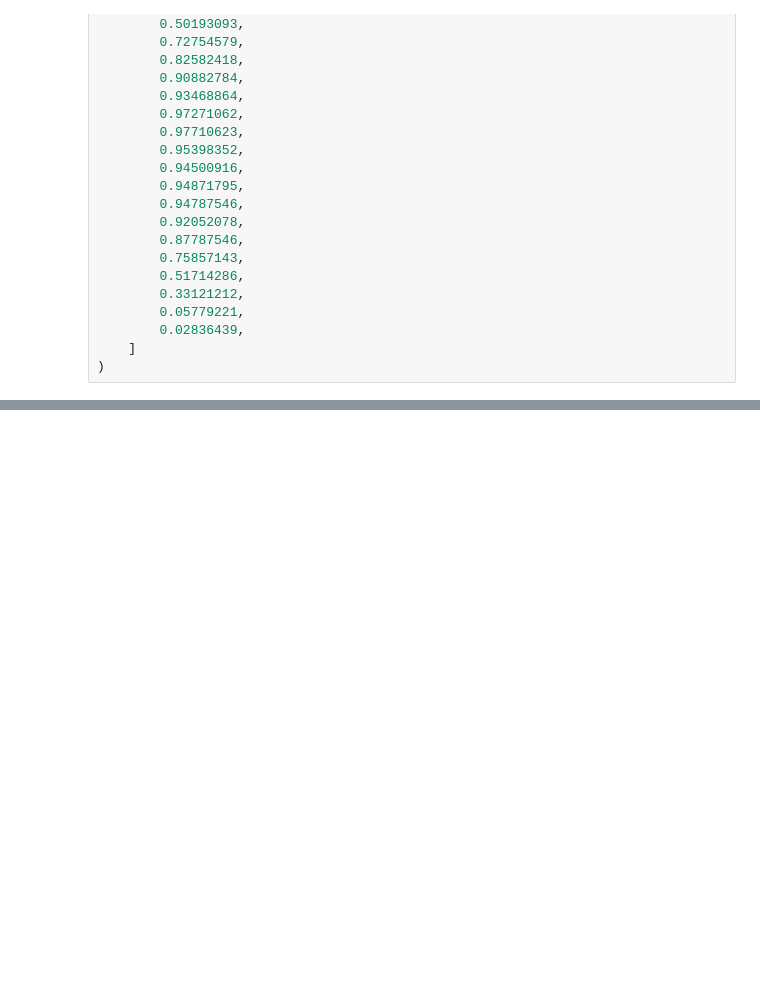
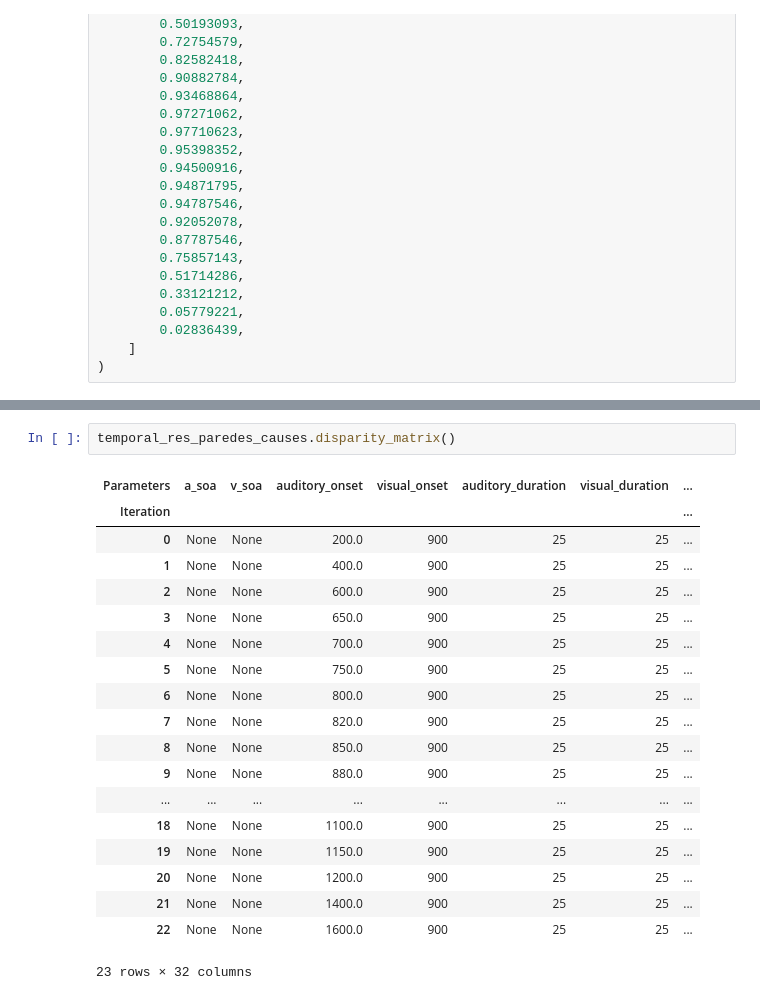
Before and after one commit to renatoparedes/NeuroMSI-Network, a Jupyter notebook: Sample.ipynb, the cells around one changed output, grey strips where cells are left out. Drawn from its saved outputs; the diff is of its cells as text; blank space fills up the shorter version.

```diff
--- a/Sample.ipynb
+++ b/Sample.ipynb
@@ -450,0 +453,22 @@ ax1.plot(temporal_dis, temporal_causes_data)
+# %%
+temporal_res_paredes_causes.disparity_matrix()
+# %% [output]
+| Parameters | a_soa | v_soa | auditory_onset | visual_onset | auditory_duration | visual_duration | ... |
+| Iteration |  |  |  |  |  |  | ... |
+| 0 | None | None | 200.0 | 900 | 25 | 25 | ... |
+| 1 | None | None | 400.0 | 900 | 25 | 25 | ... |
+| 2 | None | None | 600.0 | 900 | 25 | 25 | ... |
+| 3 | None | None | 650.0 | 900 | 25 | 25 | ... |
+| 4 | None | None | 700.0 | 900 | 25 | 25 | ... |
+| 5 | None | None | 750.0 | 900 | 25 | 25 | ... |
+| 6 | None | None | 800.0 | 900 | 25 | 25 | ... |
+| 7 | None | None | 820.0 | 900 | 25 | 25 | ... |
+| 8 | None | None | 850.0 | 900 | 25 | 25 | ... |
+| 9 | None | None | 880.0 | 900 | 25 | 25 | ... |
+| ... | ... | ... | ... | ... | ... | ... | ... |
+| 18 | None | None | 1100.0 | 900 | 25 | 25 | ... |
+| 19 | None | None | 1150.0 | 900 | 25 | 25 | ... |
+| 20 | None | None | 1200.0 | 900 | 25 | 25 | ... |
+| 21 | None | None | 1400.0 | 900 | 25 | 25 | ... |
+| 22 | None | None | 1600.0 | 900 | 25 | 25 | ... |
+23 rows × 32 columns
```
Also changed, not shown: parts of 3 cells of this notebook, 1 other file.
